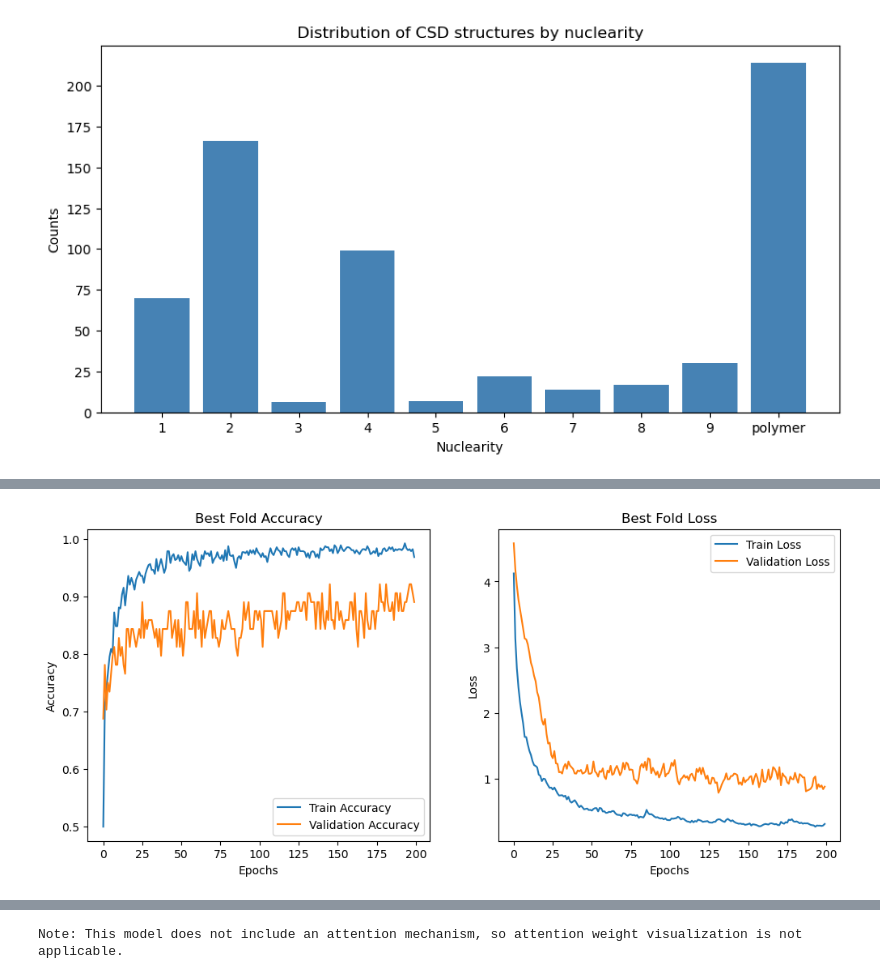
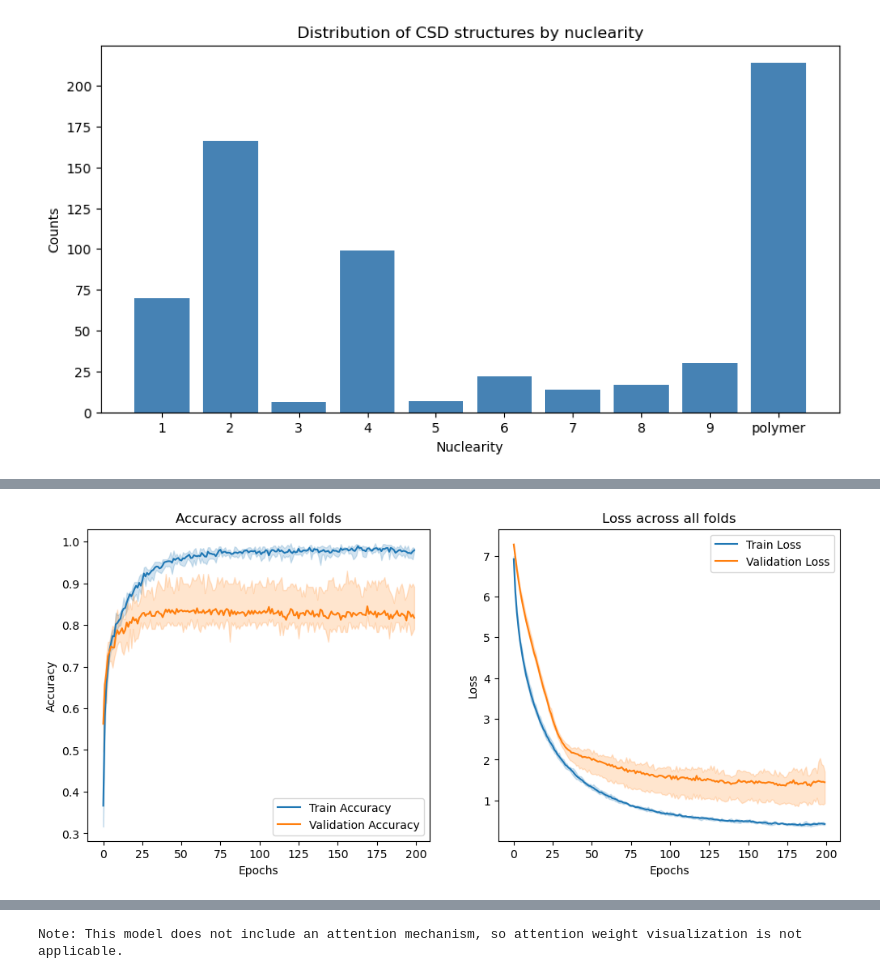
Before and after one commit to grebenyyk/PDF-NN, a Jupyter notebook: complete workflow/3C-train-model-CSD.ipynb, the cells around one changed output, grey strips where cells are left out. Drawn from its saved outputs; the diff is of its cells as text; code cells hidden in the pictures.

```diff
--- a/complete workflow/3C-train-model-CSD.ipynb
+++ b/complete workflow/3C-train-model-CSD.ipynb
@@ -301,31 +301,43 @@ Epoch 8/200
-# %%
-# Identifying the best fold (assuming higher validation accuracy is better)
-best_fold_index = np.argmax([np.max(hist.history['val_accuracy']) for hist in histories])
-
-# Plotting metrics for the best fold
-best_history = histories[best_fold_index]
-
-plt.figure(figsize=(12, 5))
-
-plt.subplot(1, 2, 1)
-plt.plot(best_history.history['accuracy'], label='Train Accuracy')
-plt.plot(best_history.history['val_accuracy'], label='Validation Accuracy')
-plt.title(f'Best Fold Accuracy')
-plt.xlabel('Epochs')
-plt.ylabel('Accuracy')
-plt.legend()
-
-plt.subplot(1, 2, 2)
-plt.plot(best_history.history['loss'], label='Train Loss')
-plt.plot(best_history.history['val_loss'], label='Validation Loss')
-plt.title(f'Best Fold Loss')
-plt.xlabel('Epochs')
-plt.ylabel('Loss')
-plt.legend()
-
-plt.show()
-# %% [output]
-[figure, removed]
+# %%
+# Identifying the best fold (assuming higher validation accuracy is better)
+best_fold_index = np.argmax([np.max(hist.history['val_accuracy']) for hist in histories])
+
+# Collect metrics across all folds (truncate to shortest fold length)
+min_epochs = min(len(h.history['accuracy']) for h in histories)
+all_train_acc = np.array([h.history['accuracy'][:min_epochs] for h in histories])
+all_val_acc = np.array([h.history['val_accuracy'][:min_epochs] for h in histories])
+all_train_loss = np.array([h.history['loss'][:min_epochs] for h in histories])
+all_val_loss = np.array([h.history['val_loss'][:min_epochs] for h in histories])
+
+epochs = np.arange(min_epochs)
+
+plt.figure(figsize=(12, 5))
+
+# Accuracy plot
+plt.subplot(1, 2, 1)
+plt.fill_between(epochs, all_train_acc.min(axis=0), all_train_acc.max(axis=0), alpha=0.2, color='tab:blue')
+plt.plot(epochs, all_train_acc.mean(axis=0), color='tab:blue', linewidth=1.5, label='Train Accuracy')
+plt.fill_between(epochs, all_val_acc.min(axis=0), all_val_acc.max(axis=0), alpha=0.2, color='tab:orange')
+plt.plot(epochs, all_val_acc.mean(axis=0), color='tab:orange', linewidth=1.5, label='Validation Accuracy')
+plt.title('Accuracy across all folds')
+plt.xlabel('Epochs')
+plt.ylabel('Accuracy')
+plt.legend()
+
+# Loss plot
+plt.subplot(1, 2, 2)
+plt.fill_between(epochs, all_train_loss.min(axis=0), all_train_loss.max(axis=0), alpha=0.2, color='tab:blue')
+plt.plot(epochs, all_train_loss.mean(axis=0), color='tab:blue', linewidth=1.5, label='Train Loss')
+plt.fill_between(epochs, all_val_loss.min(axis=0), all_val_loss.max(axis=0), alpha=0.2, color='tab:orange')
+plt.plot(epochs, all_val_loss.mean(axis=0), color='tab:orange', linewidth=1.5, label='Validation Loss')
+plt.title('Loss across all folds')
+plt.xlabel('Epochs')
+plt.ylabel('Loss')
+plt.legend()
+
+plt.show()
+# %% [output]
+[figure, added]
 # %%
 X_train, X_val, y_train, y_val = train_test_split(data_points, labels, test_size=0.2, random_state=42)
 
```
Also changed, not shown: parts of 11 cells of this notebook, 3 other files.
